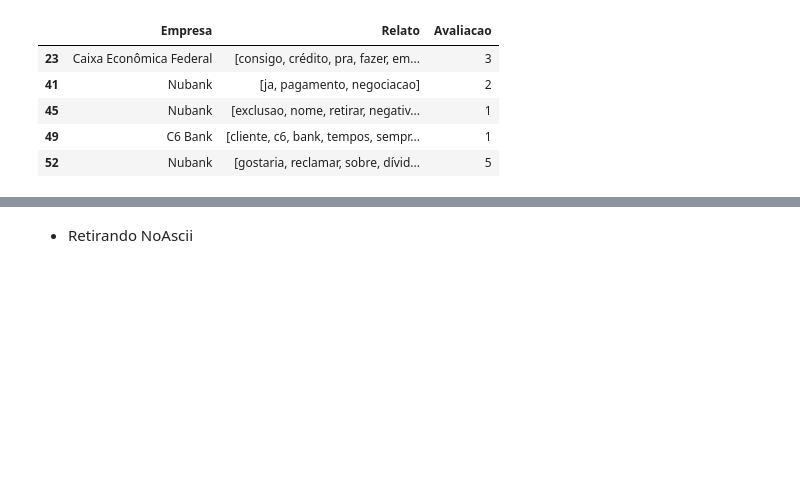
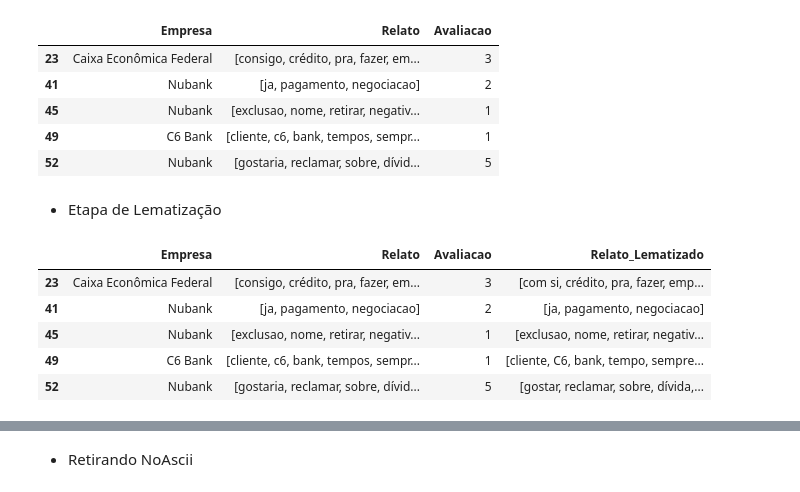
Before and after one commit to alyssonmontovanelli/PLN_Text_Analysis, a Jupyter notebook: EDA/preprocessing.ipynb, the cells around one changed output, grey strips where cells are left out. Saved outputs shown, nothing was run; the diff lists cells and outputs as text; code cells hidden in the pictures; blank space fills up the shorter version.

```diff
--- a/EDA/preprocessing.ipynb
+++ b/EDA/preprocessing.ipynb
@@ -160,3 +232,20 @@ dados_financeiros.head()
 | 45 | Nubank | [exclusao, nome, retirar, negativ... | 1 |
 | 49 | C6 Bank | [cliente, c6, bank, tempos, sempr... | 1 |
 | 52 | Nubank | [gostaria, reclamar, sobre, dívid... | 5 |
+# %% [markdown]
+- Etapa de Lematização
+# %%
+# Carregar modelo em português
+lematizacao = spacy.load("pt_core_news_sm")
+
+# Aplicar lematização em cada relato
+dados_financeiros['Relato_Lematizado'] = dados_financeiros['Relato'].apply(lambda tokens: [token.lemma_ for token in lematizacao(" ".join(tokens))])
+# %%
+dados_financeiros.head()
+# %% [output]
+|  | Empresa | Relato | Avaliacao | Relato_Lematizado |
+| 23 | Caixa Econômica Federal | [consigo, crédito, pra, fazer, em... | 3 | [com si, crédito, pra, fazer, emp... |
+| 41 | Nubank | [ja, pagamento, negociacao] | 2 | [ja, pagamento, negociacao] |
+| 45 | Nubank | [exclusao, nome, retirar, negativ... | 1 | [exclusao, nome, retirar, negativ... |
+| 49 | C6 Bank | [cliente, c6, bank, tempos, sempr... | 1 | [cliente, C6, bank, tempo, sempre... |
+| 52 | Nubank | [gostaria, reclamar, sobre, dívid... | 5 | [gostar, reclamar, sobre, dívida,... |
```
Also changed, not shown: parts of 14 cells of this notebook, 1 other file.
